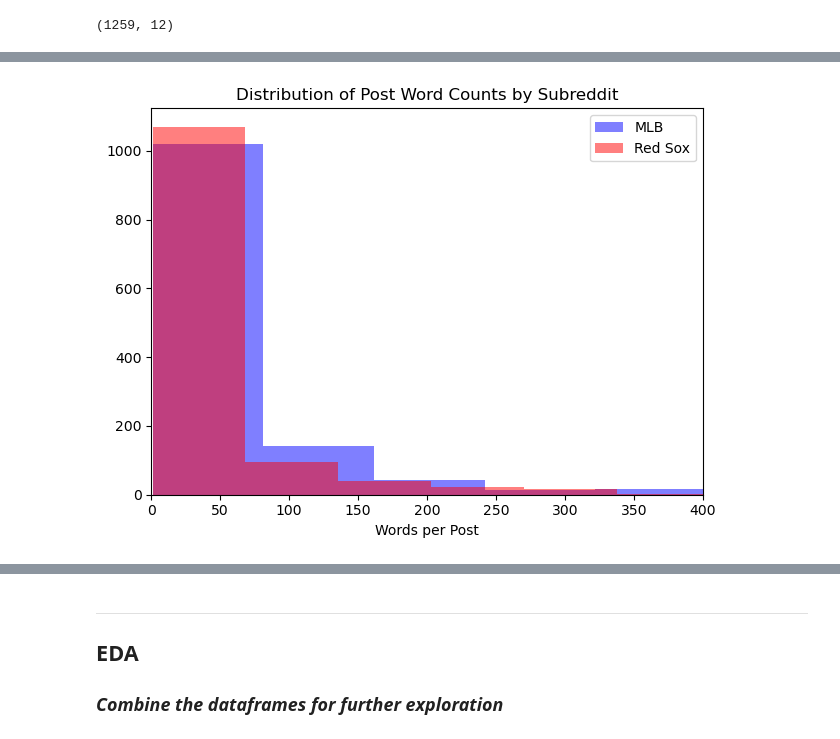
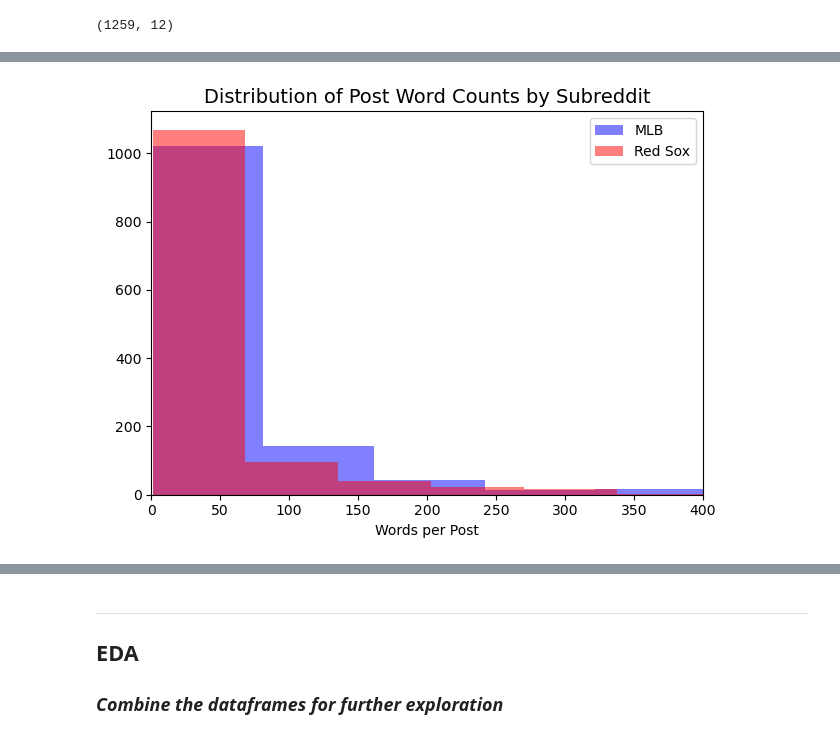
Before and after one commit to pemurp19/Web-Scraping-and-NLP---Reddit, a Jupyter notebook: code/02_Cleaning and EDA.ipynb, the cells around one changed output, grey strips where cells are left out. Saved outputs shown, nothing was run; the diff lists cells and outputs as text; code cells hidden in the pictures.

```diff
--- a/code/02_Cleaning and EDA.ipynb
+++ b/code/02_Cleaning and EDA.ipynb
@@ -413,20 +413,22 @@ redsox.head(2)
 # %%
 # Use sns.distplot() to visualize the distribution of status
 # word counts for posts by users
 
+font = {'size': 14}
+
 plt.hist(mlb['post_word_count'], color = 'b', alpha=0.5, label='MLB', bins=20)
 plt.hist(redsox['post_word_count'], color = 'r', alpha=0.5, label='Red Sox', bins=20)
 plt.legend()
-plt.title('Distribution of Post Word Counts by Subreddit')
+plt.title('Distribution of Post Word Counts by Subreddit', fontdict= font)
 plt.xlim(0,400)
 plt.xlabel('Words per Post');
 
 # save for presentation
 plt.style.use('default')
 plt.tight_layout()
 plt.savefig('../images/word_count_dist.png')
 # %% [output]
-[figure, old version]
+[figure, new version]
 # %%
 # Use sns.distplot() to visualize the distribution of status
 # character lengths for posts by users
```
Also changed, not shown: parts of 21 cells of this notebook, 10 other files.
